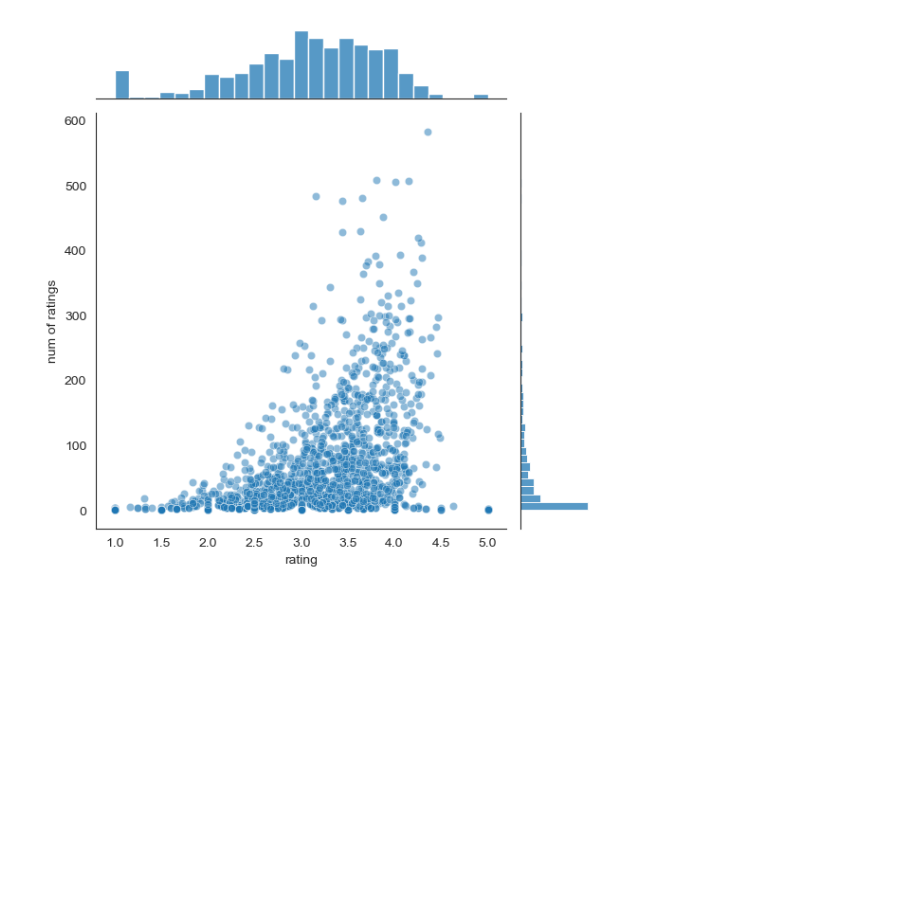
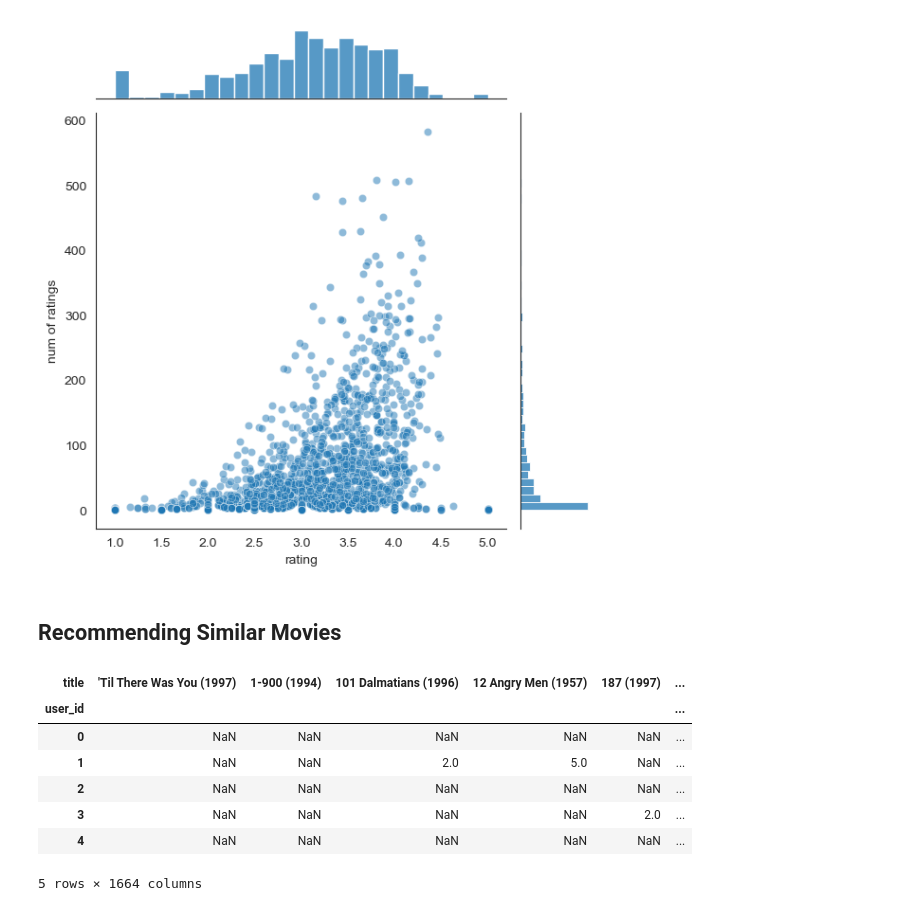
Before and after one commit to ridelsam/DataScience-ML, a Jupyter notebook: 16RecommenderSystems/recommender-system.ipynb, the cells around one changed output. Drawn from its saved outputs; the diff is of its cells as text; code cells hidden in the pictures; blank space fills up the shorter version.

```diff
--- a/16RecommenderSystems/recommender-system.ipynb
+++ b/16RecommenderSystems/recommender-system.ipynb
@@ -110,3 +110,17 @@ sns.jointplot(x='rating',y='num of ratings',data=ratings,alpha=0.5)
 # %% [output]
 <seaborn.axisgrid.JointGrid at 0x...>
 [figure]
+# %% [markdown]
+## Recommending Similar Movies
+# %%
+moviemat = df.pivot_table(index='user_id',columns='title',values='rating')
+moviemat.head()
+# %% [output]
+| title | 'Til There Was You (1997) | 1-900 (1994) | 101 Dalmatians (1996) | 12 Angry Men (1957) | 187 (1997) | ... |
+| user_id |  |  |  |  |  | ... |
+| 0 | NaN | NaN | NaN | NaN | NaN | ... |
+| 1 | NaN | NaN | 2.0 | 5.0 | NaN | ... |
+| 2 | NaN | NaN | NaN | NaN | NaN | ... |
+| 3 | NaN | NaN | NaN | NaN | 2.0 | ... |
+| 4 | NaN | NaN | NaN | NaN | NaN | ... |
+5 rows × 1664 columns
```
Also changed, not shown: parts of 11 cells of this notebook.
